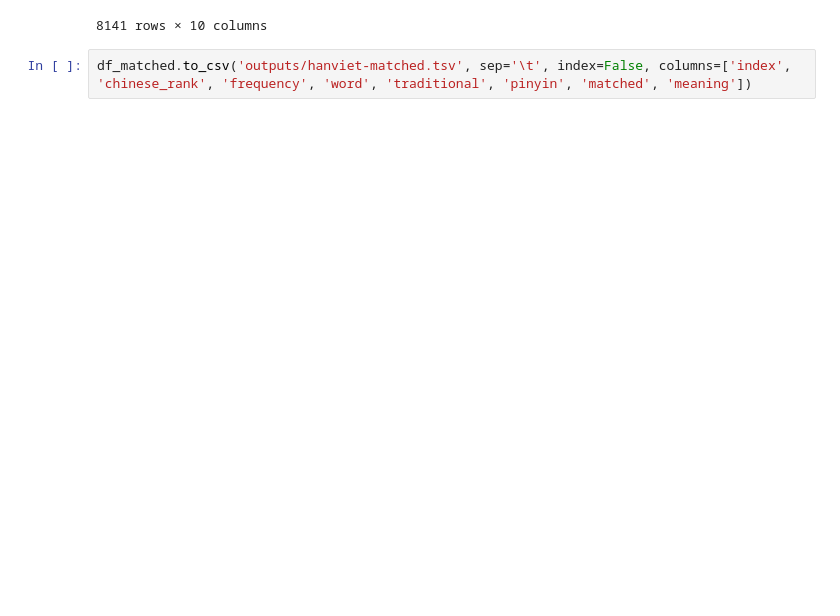
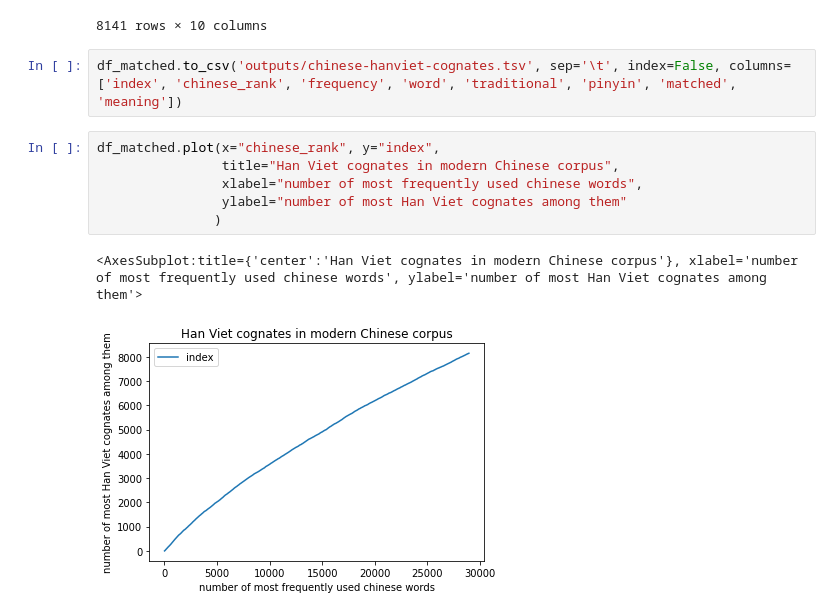
Before and after one commit to ryanphung/chinese-hanviet-cognates, a Jupyter notebook: chinese-hanviet.ipynb, the cells around one changed output. Saved outputs shown, nothing was run; the diff lists cells and outputs as text; blank space fills up the shorter version.

Commit message:
Draw a chart

```diff
--- a/chinese-hanviet.ipynb
+++ b/chinese-hanviet.ipynb
@@ -301,4 +301,13 @@ See the caveats in the documentation: https://pandas.pydata.org/pandas-docs/stab
 | 49988 | 49989 | 0.63 | 交合 | jiāohé | 交合 | giao hợp, giao cáp | giao hợp/tính giao/giao cấu | giao hợp | 28954 | 8141 |
 8141 rows × 10 columns
 # %%
-df_matched.to_csv('outputs/hanviet-matched.tsv', sep='\t', index=False, columns=['index', 'chinese_rank', 'frequency', 'word', 'traditional', 'pinyin', 'matched', 'meaning'])
+df_matched.to_csv('outputs/chinese-hanviet-cognates.tsv', sep='\t', index=False, columns=['index', 'chinese_rank', 'frequency', 'word', 'traditional', 'pinyin', 'matched', 'meaning'])
+# %%
+df_matched.plot(x="chinese_rank", y="index",
+                title="Han Viet cognates in modern Chinese corpus",
+                xlabel="number of most frequently used chinese words",
+                ylabel="number of most Han Viet cognates among them"
+               )
+# %% [output]
+<AxesSubplot:title={'center':'Han Viet cognates in modern Chinese corpus'}, xlabel='number of most frequently used chinese words', ylabel='number of most Han Viet cognates among them'>
+[figure, added]
```
Also changed, not shown: 1 other file.
